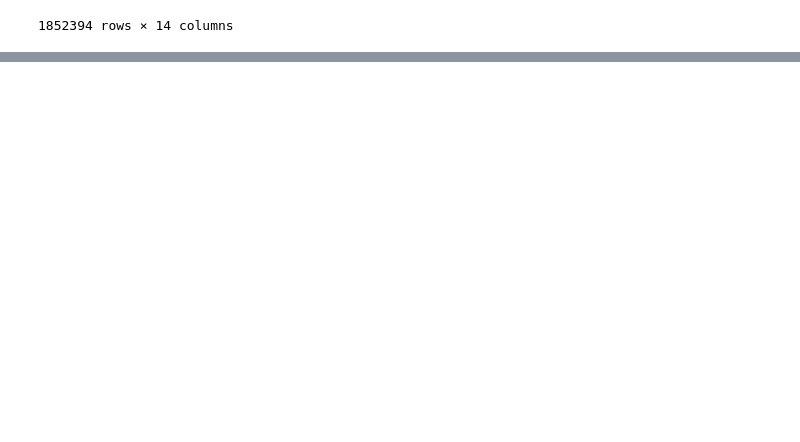
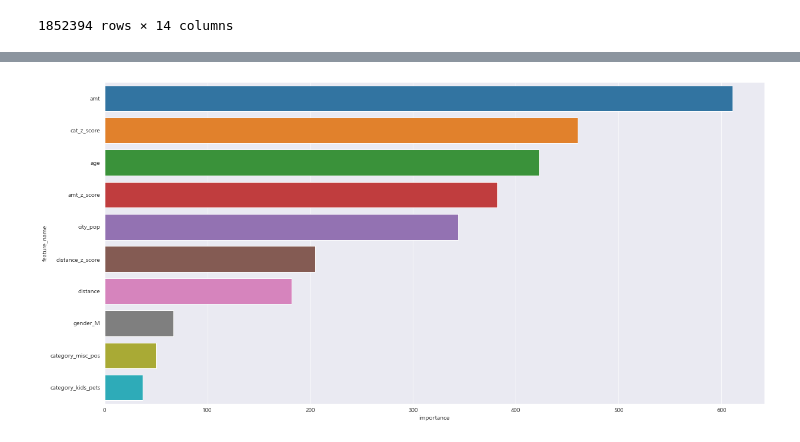
Before and after one commit to andypsh/BIGDATA2022, a Jupyter notebook: 머신러닝/LightGBM/카드거래의 이상거래판단.ipynb, the cells around one changed output, grey strips where cells are left out. Cells and saved outputs as stored; diff of their text form; code cells hidden in the pictures; blank space fills up the shorter version.

```diff
--- a/머신러닝/LightGBM/카드거래의 이상거래판단.ipynb
+++ b/머신러닝/LightGBM/카드거래의 이상거래판단.ipynb
@@ -267,0 +643,12 @@ data
+# %%
+d_train = lgb.Dataset(X_train , label=y_train) # 데이터 타입 변환
+d_val = lgb.Dataset(X_val , label =y_val) # 데이터 타입 변환
+
+# LightGBM의 Dataset()함수로 LightGBM에서 제시하는 고유한 데이터셋 형태를 취한다.
+
+# 시험셋은 모델링할 때 사용하지 않아 훈련셋과 검증셋에 대해서만 처리해준다.
+# %%
+params_set = rs.best_params_ # 최적 파라미터 설정
+params_set['metrics'] = 'auc' # 평가 기준 추가
+
+params_set # 하이퍼파라미터 확인
@@ -267,0 +663,2 @@ data
+# %%
+model_3 = lgb.train(params_set , d_train , valid_sets=[d_val] , early_stopping_rounds= 100 , verbose_eval=100) #학습시간 제한 , 출력물은 특정간격으로 보여주기
@@ -267,0 +694,7 @@ data
+# %%
+feature_imp_3 = pd.DataFrame(sorted(zip(model_3.feature_importance() , X_train.columns)) , columns = ['Value' , 'Feature']) # 중요 변수 정리
+plt.figure(figsize=(20, 10))
+sns.barplot(x='importance' ,  y = 'feature_name' , data = feature_imp.head(10))
+plt.show()
+# %% [output]
+[figure, added]
```
Also changed, not shown: parts of 57 cells of this notebook, 6 other files.
